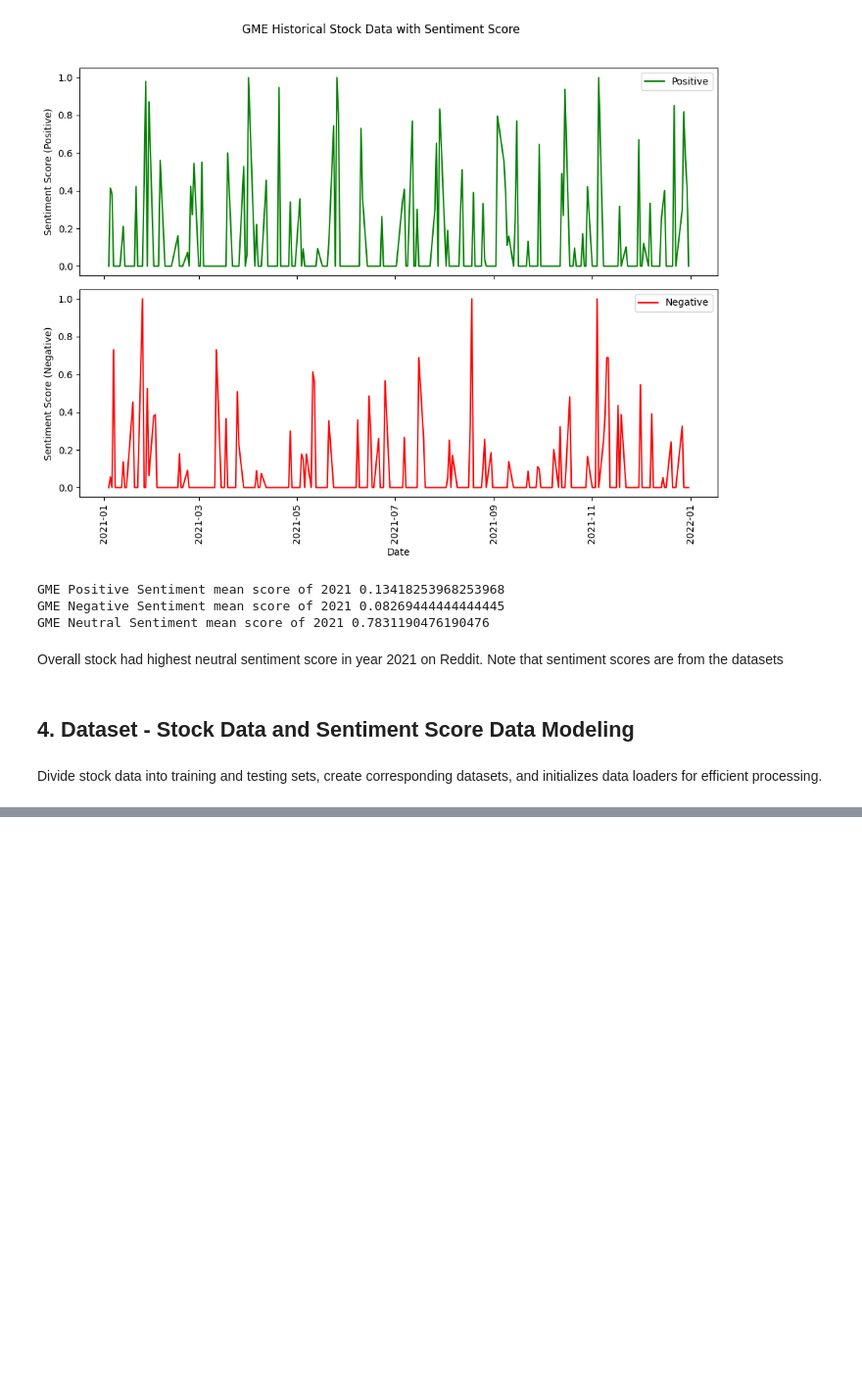
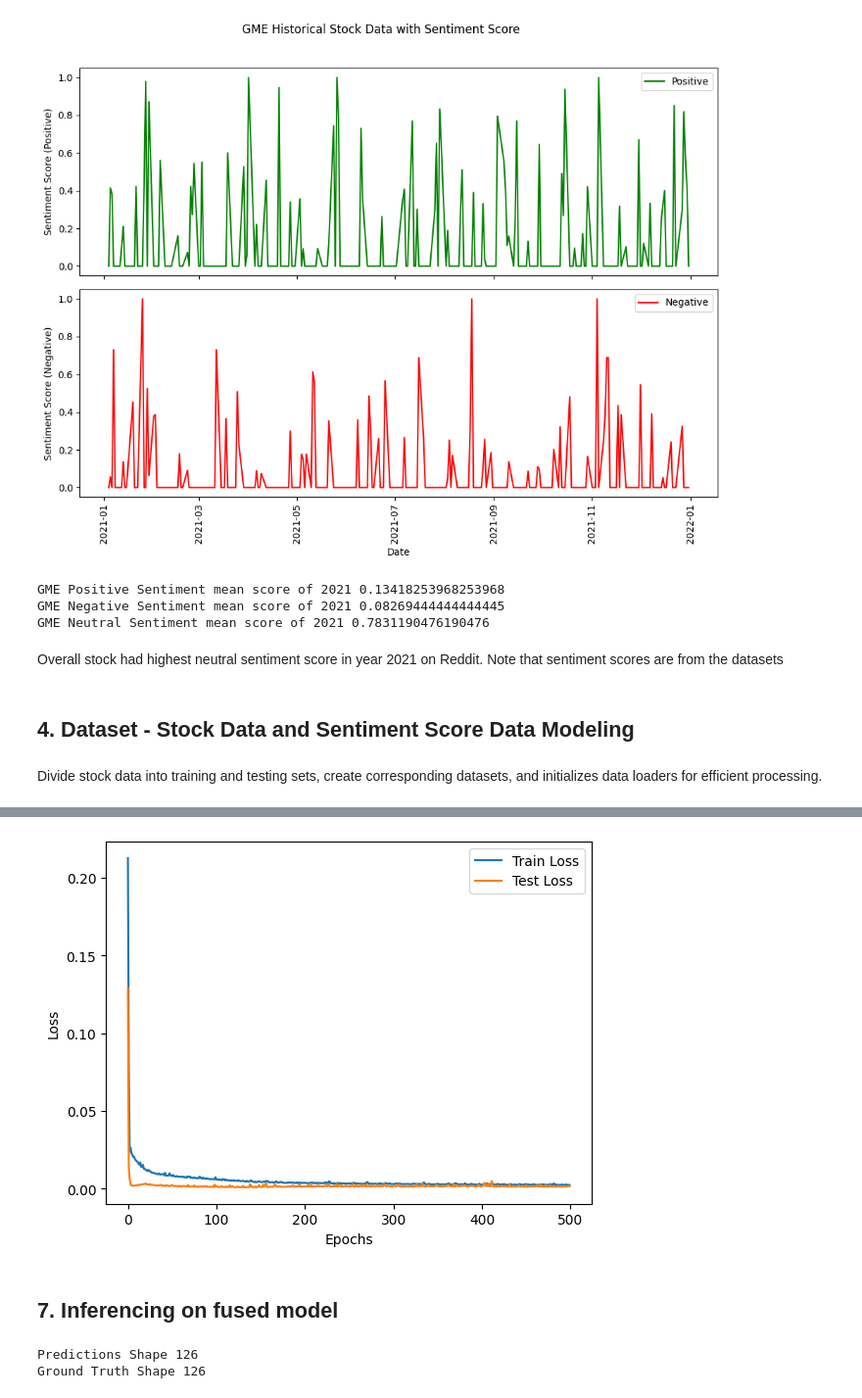
Before and after one commit to Santhoshkumar-p/stock-prediction, a Jupyter notebook: stock_prediction_submission.ipynb, the cells around one changed output, grey strips where cells are left out. Shown: that part at 98% size. Saved outputs shown, nothing was run; the diff lists cells and outputs as text; code cells hidden in the pictures; blank space fills up the shorter version.

```diff
--- a/stock_prediction_submission.ipynb
+++ b/stock_prediction_submission.ipynb
@@ -535,12 +558,12 @@ Overall stock had highest neutral sentiment score in year 2021 on Reddit. Note t
 # %%
-dates = data['Date']
-train_x, test_x, train_y, test_y = train_test_split(stock_sentiment)
+dates = df['Date']
+train_x, test_x, train_y, test_y = train_test_split(stock_sentiment, feature_cols=feature_cols, label_cols=label_cols, include_sentiment=True)
 
-train_stock_data = StockDataset(train_x, train_y)
-test_stock_data = StockDataset(test_x, test_y)
-train_stock_loader = torch.utils.data.DataLoader(train_stock_data, batch_size=config['batch_size'], shuffle=True)
-test_stock_loader = torch.utils.data.DataLoader(test_stock_data, batch_size=config['batch_size'], shuffle=False)
+train_stock_sentiment_data = StockDataset(train_x, train_y.squeeze())
+test_stock_sentiment_data = StockDataset(test_x, test_y.squeeze())
+train_stock_sentiment_loader = torch.utils.data.DataLoader(train_stock_sentiment_data, batch_size=config['batch_size'], shuffle=True)
+test_stock_sentiment_loader = torch.utils.data.DataLoader(test_stock_sentiment_data, batch_size=config['batch_size'], shuffle=False)
 
-print("Train dataset samples = {}, batches = {}".format(train_stock_data.__len__(), len(train_stock_loader)))
-print("Test dataset samples = {}, batches = {}".format(test_stock_data.__len__(), len(test_stock_loader)))
+print("Train dataset samples = {}, batches = {}".format(train_stock_sentiment_data.__len__(), len(train_stock_sentiment_loader)))
+print("Test dataset samples = {}, batches = {}".format(test_stock_sentiment_data.__len__(), len(test_stock_sentiment_loader)))
 # %% [output]
@@ -548,0 +579,3 @@ Test dataset samples = 103, batches = 11
+# %%
+input_size = len(feature_cols)
+output_size = len(label_cols)
@@ -548,0 +585,5 @@ Test dataset samples = 103, batches = 11
+# %%
+sentiment_model = StockPredictionModel(input_size=input_size, hidden_size=config['hidden_size'], num_layers=config['num_layers'], output_size=output_size)
+batch_size = config['batch_size']
+num_steps = config['num_steps']
+summary(sentiment_model, x=torch.empty(batch_size, num_steps, input_size))
@@ -548,0 +609,2 @@ Test dataset samples = 103, batches = 11
+# %%
+train_loss, test_loss = runner(sentiment_model, train_stock_sentiment_loader, test_stock_sentiment_loader)
@@ -548,0 +629,18 @@ Test dataset samples = 103, batches = 11
+# %%
+plt.plot(np.arange(config['epochs']), train_loss, label='Train Loss')
+plt.plot(np.arange(config['epochs']), test_loss, label='Test Loss')
+plt.xlabel('Epochs')
+plt.ylabel('Loss')
+plt.legend()
+plt.show()
+# %% [output]
+[figure, added]
+# %% [markdown]
+## 7. Inferencing on fused model
+# %%
+predictions, ground_truth = predict(sentiment_model, test_stock_sentiment_loader)
+print(f'Predictions Shape {len(predictions)}')
+print(f'Ground Truth Shape {len(ground_truth)}')
+# %% [output]
+Predictions Shape 126
+Ground Truth Shape 126
```
Also changed, not shown: parts of 23 cells of this notebook.
